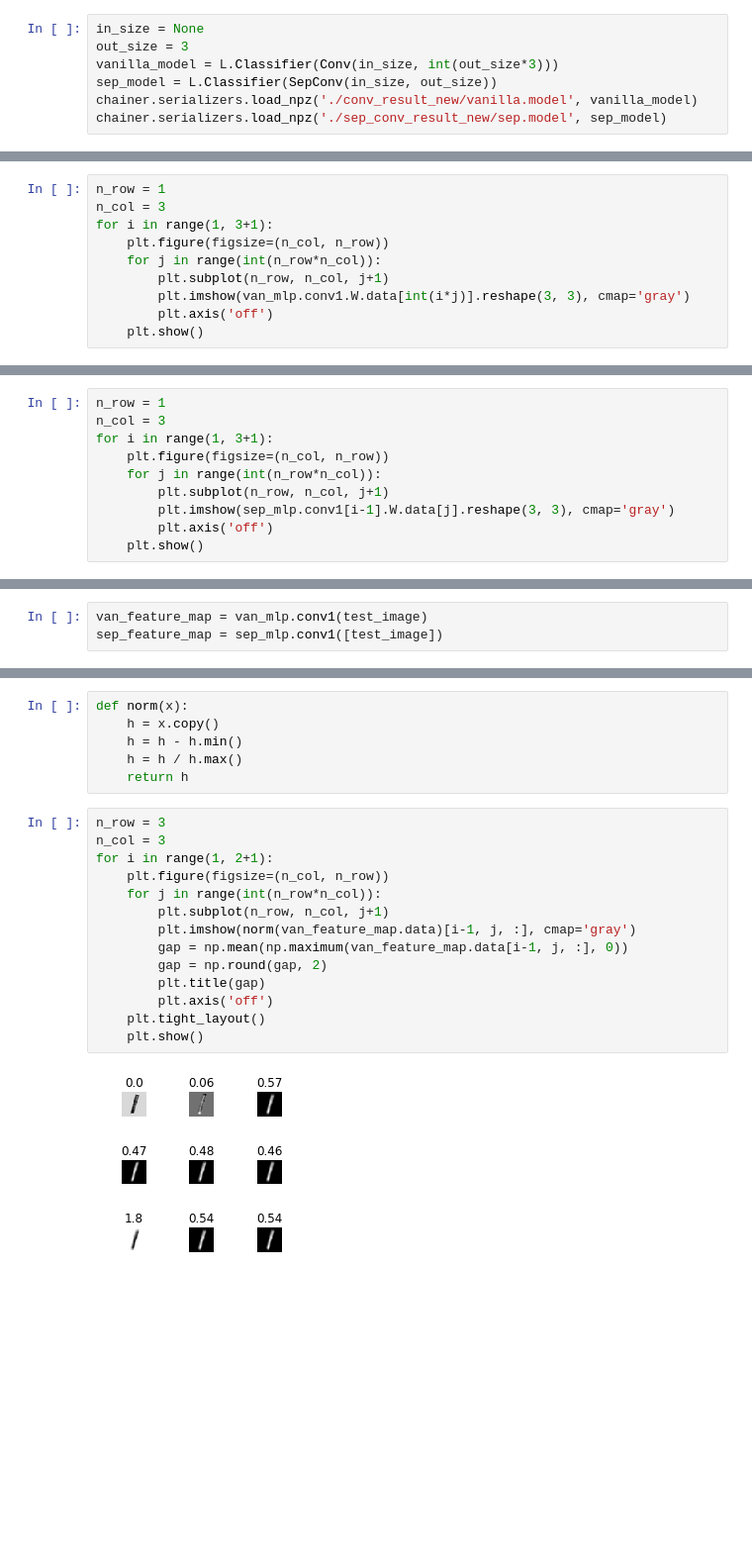
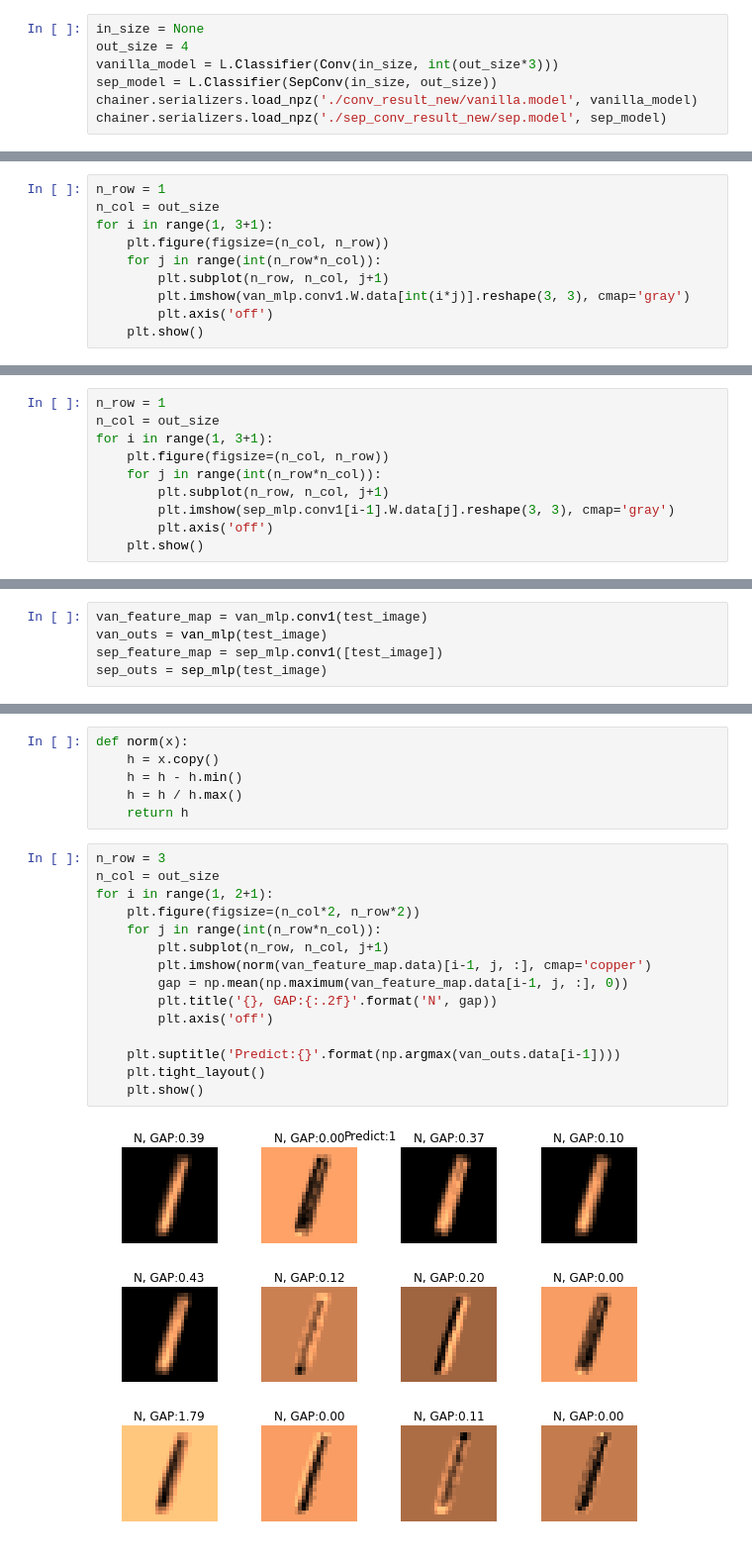
Before and after one commit to gentaman/separate_unit, a Jupyter notebook: mnist_0and1_1_conv_layer.ipynb, the cells around one changed output, grey strips where cells are left out. Shown at 99% size. Drawn from its saved outputs; the diff is of its cells as text; blank space fills up the shorter version.

```diff
--- a/mnist_0and1_1_conv_layer.ipynb
+++ b/mnist_0and1_1_conv_layer.ipynb
@@ -337,6 +337,6 @@ this epoch [#####################################.............] 74.34%
 # %%
 in_size = None
-out_size = 3
+out_size = 4
 vanilla_model = L.Classifier(Conv(in_size, int(out_size*3)))
 sep_model = L.Classifier(SepConv(in_size, out_size))
 chainer.serializers.load_npz('./conv_result_new/vanilla.model', vanilla_model)
@@ -358,7 +358,7 @@ import matplotlib.pyplot as plt
 %matplotlib inline
 # %%
 n_row = 1
-n_col = 3
+n_col = out_size
 for i in range(1, 3+1):
     plt.figure(figsize=(n_col, n_row))
     for j in range(int(n_row*n_col)):
@@ -373,6 +373,6 @@ for i in range(1, 3+1):
 # %%
 n_row = 1
-n_col = 3
+n_col = out_size
 for i in range(1, 3+1):
     plt.figure(figsize=(n_col, n_row))
     for j in range(int(n_row*n_col)):
@@ -424,5 +428,7 @@ test_image = np.asarray(list(map(lambda x: x[0], test_data)))
 test_label = np.asarray(list(map(lambda x: x[1], test_data)))
 # %%
 van_feature_map = van_mlp.conv1(test_image)
+van_outs = van_mlp(test_image)
 sep_feature_map = sep_mlp.conv1([test_image])
+sep_outs = sep_mlp(test_image)
 # %%
@@ -437,17 +443,18 @@ def norm(x):
     return h
 # %%
 n_row = 3
-n_col = 3
+n_col = out_size
 for i in range(1, 2+1):
-    plt.figure(figsize=(n_col, n_row))
+    plt.figure(figsize=(n_col*2, n_row*2))
     for j in range(int(n_row*n_col)):
         plt.subplot(n_row, n_col, j+1)
-        plt.imshow(norm(van_feature_map.data)[i-1, j, :], cmap='gray')
+        plt.imshow(norm(van_feature_map.data)[i-1, j, :], cmap='copper')
         gap = np.mean(np.maximum(van_feature_map.data[i-1, j, :], 0))
-        gap = np.round(gap, 2)
-        plt.title(gap)
+        plt.title('{}, GAP:{:.2f}'.format('N', gap))
         plt.axis('off')
+
+    plt.suptitle('Predict:{}'.format(np.argmax(van_outs.data[i-1])))
     plt.tight_layout()
     plt.show()
 # %% [output]
-[figure, old version]
+[figure, new version]
```
Also changed, not shown: parts of 18 cells of this notebook, 3 other files.
